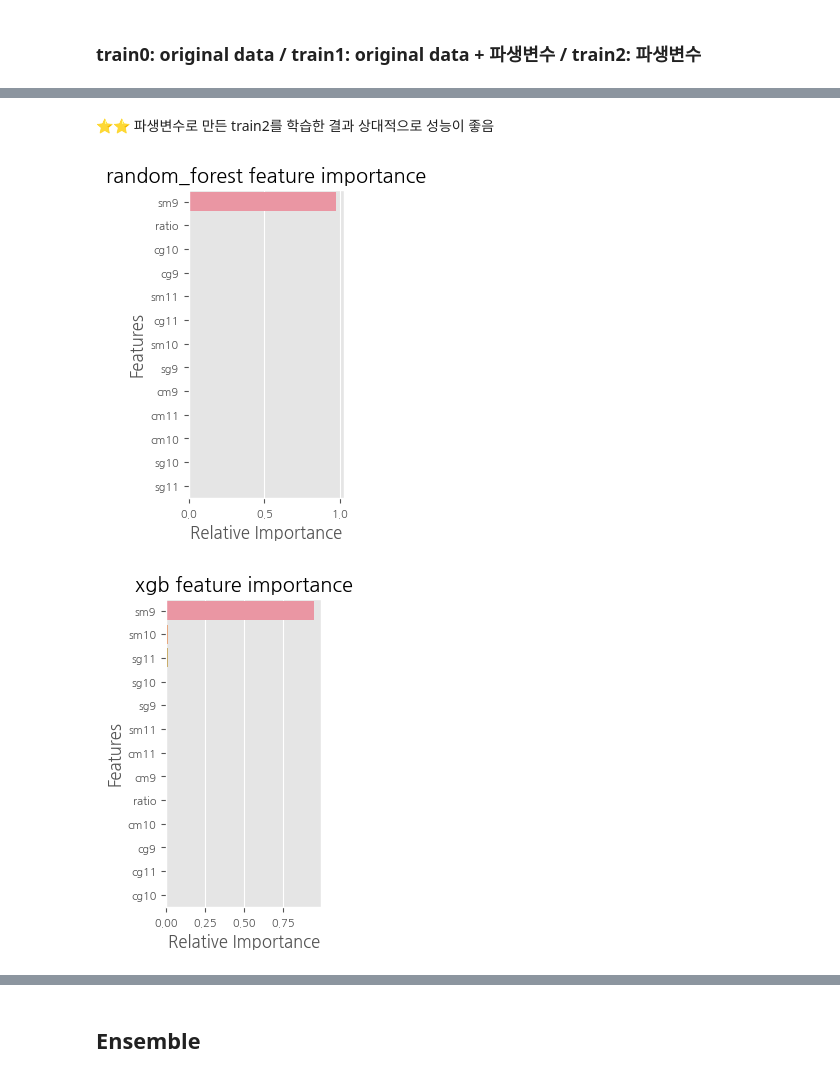
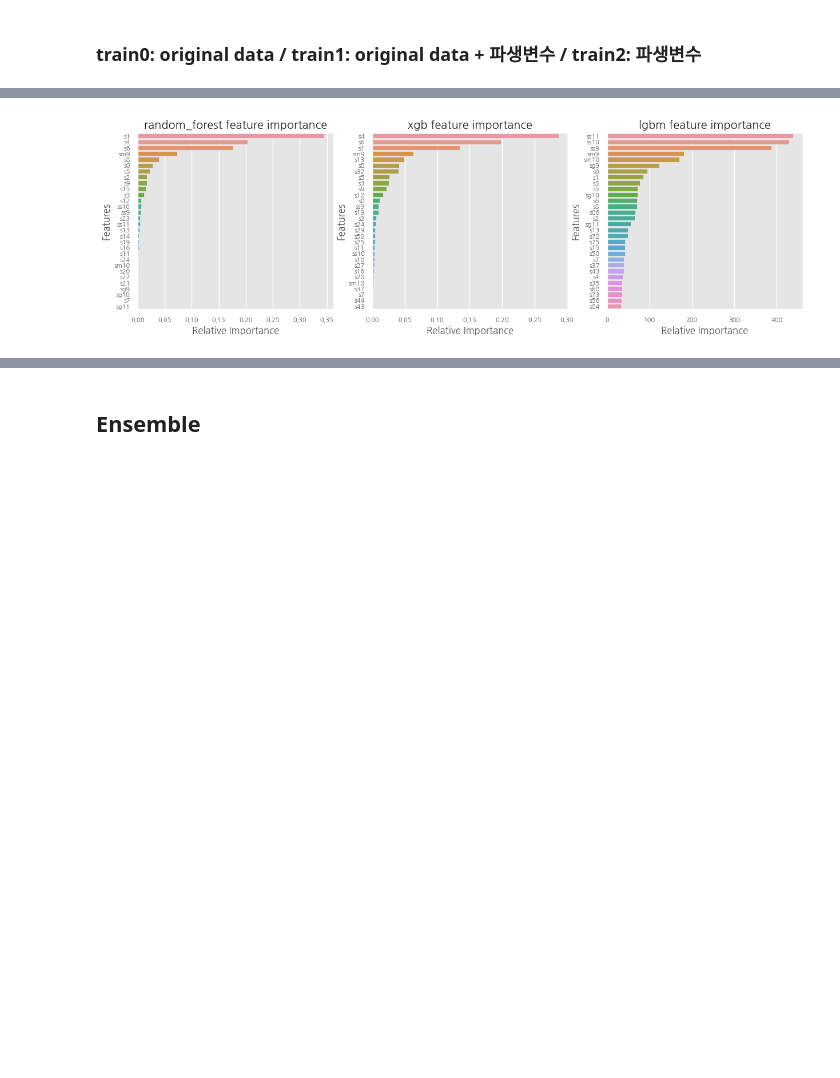
Before and after one commit to jiyoonmik/DACON_practice, a Jupyter notebook: citrus/citrus_code.ipynb, the cells around one changed output, grey strips where cells are left out. Cells and saved outputs as stored; diff of their text form; code cells hidden in the pictures; blank space fills up the shorter version.

```diff
--- a/citrus/citrus_code.ipynb
+++ b/citrus/citrus_code.ipynb
@@ -291,0 +291,4 @@ sns.heatmap(corrMatt,annot=True, square=True, cmap =sns.diverging_palette(20, 22
+# %%
+corrtrain = train.corr()
+highcorr = corrtrain['착과량(int)'][np.abs(corrtrain['착과량(int)'])>0.5]
+highcorr
@@ -292,3 +308,5 @@ sns.heatmap(corrMatt,annot=True, square=True, cmap =sns.diverging_palette(20, 22
+# %%
+final_features = highcorr.keys()[1:]
 # %% [markdown]
 # Modeling
 # %%
@@ -318,3 +331,6 @@ def print_predictions(target,predictions):
+# %%
+Y = train['착과량(int)']
+X = train[final_features]
 # %%
 estimators=[
     ('linear',LinearRegression()),
@@ -324,6 +340,7 @@ estimators=[
     ('random_forest',RandomForestRegressor()),
     ('xgb',XGBRegressor(n_estimators=100, learning_rate=0.05, gamma=0, subsample=0.75,
                         colsample_bytree=1, max_depth=7)),
-    ('svr',SVR(kernel='rbf', C=100, gamma=0.1, epsilon=.1)), #Radial Basis Function
-    ('deep_nn',MLPRegressor(hidden_layer_sizes=(512,256,128,64,32,16,8), max_iter=5000, alpha=0.005, random_state=42, activation='identity')),
-    ('knn',KNeighborsRegressor(n_neighbors=5,weights='distance',algorithm='auto'))]
+    ('lgbm', LGBMRegressor(num_leaves=31, max_depth= 7, subsample= 0.4, colsample_bytree= 0.4, learning_rate=0.05, n_estimators=200)),
+    #('svr',SVR()), #Radial Basis Function/ kernel='rbf', C=100, gamma=0.1, epsilon=.1
+    ('deep_nn',MLPRegressor(hidden_layer_sizes=(128,64,32,16,8), max_iter=5000, alpha=0.005, random_state=42, activation='identity')),
+    ('knn',KNeighborsRegressor(n_neighbors=13,weights='distance',algorithm='auto'))]
@@ -380,2 +389,0 @@ for t in [train0, train1,train2]:
-# %% [markdown]
-⭐⭐ 파생변수로 만든 train2를 학습한 결과 상대적으로 성능이 좋음
@@ -382,20 +392,21 @@ for t in [train0, train1,train2]:
 # %%
-tree_based=['random_forest','xgb']
+tree_based=['random_forest','xgb', 'lgbm']
+fig, axs = plt.subplots(1,3,figsize=(15,4))
+col=0
 for name in pipes.keys():
     if name in tree_based:
         feat_impt=pipes[name].named_steps[name].feature_importances_
         graph_data=pd.DataFrame()
 
         graph_data['feature']=data.columns.values
         graph_data['importance']=feat_impt
         graph_data_top=graph_data.nlargest(30,'importance')
 
-        plt.figure(figsize=(2,4))
-        g=sns.barplot(y='feature',x='importance',data=graph_data_top,orient='h')
+        g=sns.barplot(y='feature',x='importance',data=graph_data_top,orient='h', ax=axs[col])
+        col+=1
         g.set_ylabel('Features',fontsize=12)
         g.set_xlabel('Relative Importance')
         g.set_title(name + " feature importance")
         g.tick_params(labelsize=8)
 # %% [output]
-[figure, old version]
+[figure, new version]
-[figure, removed]
```
Also changed, not shown: parts of 75 cells of this notebook.
